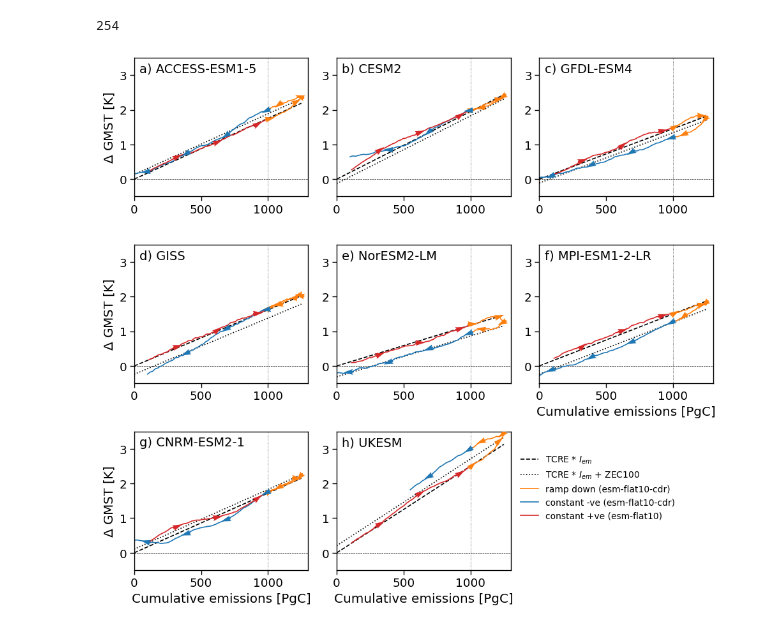
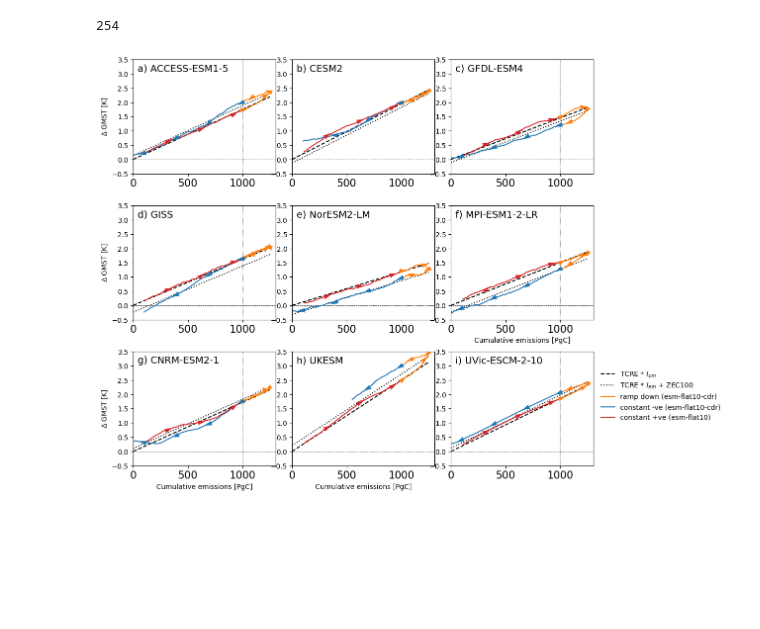
Before and after one commit to benmsanderson/esm-deck, a Jupyter notebook: flat10_figures_paper.ipynb, the cells around one changed output. Cells and saved outputs as stored; diff of their text form; code cells hidden in the pictures; blank space fills up the shorter version.

```diff
--- a/flat10_figures_paper.ipynb
+++ b/flat10_figures_paper.ipynb
@@ -620,7 +605,7 @@ for i in np.arange(0,len(mdls)):
 
     axes[0].set_title("flat10")
     axes[0].set_ylabel("$\Delta$ GMST [K]")
-    axes[0].set_ylim([-0.5,4])
+    axes[0].set_ylim([-0.5,6])
     axes[0].set_xlim([0,300])
     axes[0].plot(ed[mdls[i]]['flat10']['tas'],alpha=0.2,color=colors[i])
     axes[0].plot(time_ma,moving_average(ed[mdls[i]]['flat10']['tas'],window),color=colors[i],label=mdls[i])
@@ -630,7 +615,6 @@ for i in np.arange(0,len(mdls)):
 
     axes[0].axhline(0,lw=0.5,color="black")
     axes[0].axvline(100,lw=0.5,color="gray",linestyle=":")
-    axes[0].legend(frameon=False, prop={'size': 8}, bbox_to_anchor=(0.55, 0.67))
     axes[0].annotate('a)', xy=(0.03, 0.91), xycoords='axes fraction', fontsize=13, ha='left', va='center')
 
 for i in np.arange(0,len(mdls)):
@@ -680,14 +664,13 @@ for i in np.arange(0,len(mdls)):
 
     #axes[3].set_title("flat10")
     axes[3].set_ylabel("$\Delta$ Atmospheric CO$_2$ [ppm]")
-    axes[3].set_ylim([-160,640])
+    axes[3].set_ylim([-160,800])
     axes[3].set_xlim([0,300])
     axes[3].plot(ed[mdls[i]]['flat10']['co2']-ed[mdls[i]]['flat10']['co2'][0],alpha=0.2,color=colors[i])
     axes[3].plot(time_ma,moving_average(np.squeeze(ed[mdls[i]]['flat10']['co2']-ed[mdls[i]]['flat10']['co2'][0]),window),color=colors[i],label=mdls[i])
 
     axes[3].axhline(0,lw=0.5,color="black")
     axes[3].axvline(100,lw=0.5,color="gray",linestyle=":")
-    #axes[3].legend(frameon=False, prop={'size': 8})
     axes[3].annotate('d)', xy=(0.03, 0.91), xycoords='axes fraction', fontsize=13, ha='left', va='center')
 
 for i in np.arange(0,len(mdls)):
@@ -807,7 +790,7 @@ for i in np.arange(0,len(mdls)):
     axes[11].set_xlabel("Simulation years")
     axes[11].set_ylim([-200,800])
     axes[11].set_xlim([0,300])
-    axes[11].plot(np.cumsum(ed[mdls[i]]['flat10-cdr']['fgco2']),color=colors[i])
+    axes[11].plot(np.cumsum(ed[mdls[i]]['flat10-cdr']['fgco2']),color=colors[i],label=mdls[i])
 
     # indicate max value
     mxy=np.max(moving_average(np.squeeze(np.cumsum(ed[mdls[i]]['flat10-cdr']['fgco2'])),window))
@@ -818,8 +801,9 @@ for i in np.arange(0,len(mdls)):
     axes[11].axvline(100,lw=0.5,color="gray",linestyle=":")
     axes[11].axvline(150,lw=0.5,color="gray",linestyle=":")
     axes[11].annotate('k)', xy=(0.03, 0.91), xycoords='axes fraction', fontsize=13, ha='left', va='center')
+    axes[11].legend(frameon=False, prop={'size': 8}, bbox_to_anchor=(1.1, 0.69))
+fig.subplots_adjust(wspace=0.19, hspace=0.2)
 
-fig.subplots_adjust(wspace=0.19, hspace=0.2)
-plt.savefig("images/flat10_ESM_results_panel.pdf", bbox_inches='tight')
-plt.savefig("images/flat10_ESM_results_panel.jpg", bbox_inches='tight')
+plt.savefig("images/flat10_ESM_results_panel.pdf")
+plt.savefig("images/flat10_ESM_results_panel.jpg")
 # %% [output]
@@ -827,10 +811,10 @@ plt.savefig("images/flat10_ESM_results_panel.jpg", bbox_inches='tight')
 # %%
 from scipy.signal import savgol_filter
-fls_c1 = ['a)','d)','g)','j)','m)','p)','s)','v)']
-fls_c2 = ['b)','e)','h)','k)','n)','q)','t)','w)']
-fls_c3 = ['c)','f)','i)','l)','o)','r)','u)','x)']
+fls_c1 = ['a)','d)','g)','j)','m)','p)','s)','v)','y)']
+fls_c2 = ['b)','e)','h)','k)','n)','q)','t)','w)','z)']
+fls_c3 = ['c)','f)','i)','l)','o)','r)','u)','x)','zz)']
 
-fig, axs = plt.subplots(8, 3,figsize=[12,15])
+fig, axs = plt.subplots(9, 3,figsize=[12,15])
 axs=axs.flatten()
 for i,m in enumerate(mdls):
     #print(m)
@@ -1019,13 +1006,16 @@ ax[0].grid()
 for n,m in enumerate(mdls_1pct):
     ce_1pct[m].cumsum().plot(color=colors[n],ax=ax[1],label=m)
 ax[1].set_ylabel('Cum. Emis. [PgC]')
-ax[1].axhline(1000,linestyle='--',color='k')
-ax[1].axhline(500,linestyle=':',color='k')
+#ax[1].axhline(1000,linestyle='--',color='k')
+#ax[1].axhline(500,linestyle=':',color='k')
 
 ax[1].set_xlabel('Year')
 ax[1].set_ylim(0,3000)
 ax[1].set_xlim(0,140)
 ax[1].plot([0,140],[0,1400],'k',label='flat10')
+ax[1].text(80,600,'esm-flat10 cum.emis.',fontsize=10)
+ax[1].text(65,2000,'1pctCO2 cum.emis.',fontsize=10)
+
 ax[1].set_title('(b)')
 #ax[1].legend()
 ax[1].grid()
@@ -1075,7 +1065,7 @@ ax[4].set_ylabel('Airborne Fraction')
 ax[4].set_xlabel('Year')
 ax[4].set_title('(e) 1pctCO2')
 ax[4].grid()
-for n,m in enumerate(mdls_1pct):
+for n,m in enumerate(mdls):
     ax[5].plot((ed[m]['flat10']['co2']-278).to_numpy().flatten()*2.13/(np.arange(0,len(ed[m]['flat10']['co2']))*10)[:],label=m,color=colors[n])
 ax[5].set_ylim(.4,1)
 ax[5].set_xlim(0,140)
@@ -1220,12 +1210,12 @@ ESM table
 # %%
 
 df_zec_1pct=pd.DataFrame()
-data = {'Name': ['ACCESS-ESM1-5','CESM2','GFDL-ESM4','GISS','NorESM2-LM','MPI-ESM1-2-LR','CNRM-CM6-1','UKESM'],
-        'TCRE': [1.9,2.0,1.45,1.6,1.32,1.65,1.73,2.55],
+data = {'Name': ['ACCESS-ESM1-5','CESM2','GFDL-ESM4','GISS','NorESM2-LM','MPI-ESM1-2-LR','CNRM-CM6-1','UKESM', 'UVic-ESCM-2-10'],
+        'TCRE': [1.9,2.0,1.45,1.6,1.32,1.65,1.73,2.55,np.nan],
       #  'TCR':[1.9,2.0,1.2,np.NaN,1.32,1.65,1.84],
       #  'CUMEM':[1064,1073,1066,np.NaN,1075,1127,1124],
-        'ZEC50':[0.01,-.31,np.NaN,0.09,-.33,-.27,0.06,0.28],
-        'ZEC100':[-0.03,-.17,np.NaN,-0.06,-.32,-.37,0.25,0.33]}
+        'ZEC50':[0.01,-.31,np.NaN,0.09,-.33,-.27,0.06,0.28,np.nan],
+        'ZEC100':[-0.03,-.17,np.NaN,-0.06,-.32,-.37,0.25,0.33,np.nan]}
 df_zec_1pct = pd.DataFrame(data)
 df_zec_1pct
 df_zec_1pct.set_index('Name')
@@ -1731,7 +1731,7 @@ lncdr
 # %% [output]
 254
 # %%
-fls = ['a)','b)','c)','d)','e)','f)','g)','h)']
+fls = ['a)','b)','c)','d)','e)','f)','g)','h)','i)']
 
 ##window=21
 
@@ -1763,34 +1763,34 @@ for i,m in enumerate(mdls):
 
     x=np.cumsum(e_flat10_cdr['Emission Rate (PgC a-1)'])[:lncdr]
     y=ed[mdls[i]]['flat10-cdr']['tas'].rolling(year=21,center=True).mean()[:lncdr]-cn0
     u = np.diff(x)
     v = np.diff(y)
     pos_x = x[:-1] + u/2
     pos_y = y[:-1] + v/2
     norm = np.sqrt(u**2+v**2) *2
 
 
     sub.plot(x[100:200], y[100:200], color="tab:orange", label='ramp down (esm-flat10-cdr)')
     sub.plot(x[200:lncdr], y[200:lncdr], color="tab:blue", label='constant -ve (esm-flat10-cdr)')
     sub.plot(x[0:100], y[0:100], color="tab:red", label='constant +ve (esm-flat10)')
 
     sub.quiver(pos_x[100:200:30], pos_y[100:200:30], u[100:200:30]/norm[100:200:30], v[100:200:30]/norm[100:200:30], angles="xy", zorder=5, pivot="mid",color='tab:orange', width=.02)
 
     sub.quiver(pos_x[200::30], pos_y[200::30], u[200::30]/norm[200::30], v[200::30]/norm[200::30], angles="xy", zorder=5, pivot="mid",color='tab:blue', width=.02)
     sub.quiver(pos_x[1:100:30], pos_y[1:100:30], u[1:100:30]/norm[1:100:30], v[1:100:30]/norm[1:100:30], angles="xy", zorder=5, pivot="mid",color='tab:red', width=.02)
 
 
     sub.axhline(0, color="black", lw=0.5, linestyle="--", zorder=0)
     sub.axvline(1000, color="black", lw=0.5, linestyle=":", zorder=0)
 
     sub.annotate(fls[i]+" "+mdls[i], xy=(0.03, 0.92), xycoords='axes fraction', fontsize=14, ha='left', va='center')
 
 plt.tight_layout()
 sub.legend(frameon=False, loc="upper left", prop={'size': 10}, bbox_to_anchor=(1.01, 0.89))
 
 plt.savefig('images/temp_vs_cumulative_emissions_panel.png', dpi=300, bbox_inches='tight')
 # %% [output]
-[figure, old version]
+[figure, new version]
 # %%
 #colors=["tab:blue","tab:orange","tab:green","tab:red","tab:gray","tab:purple"]
 window=21
```
Also changed, not shown: parts of 15 cells of this notebook, 29 other files.
